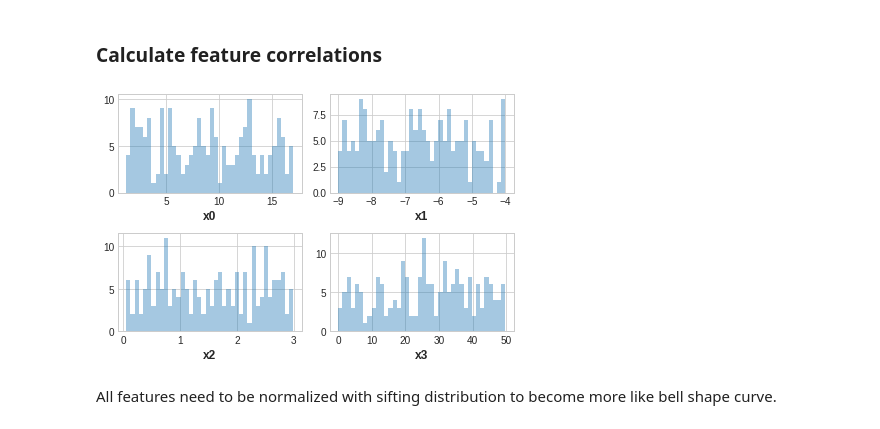
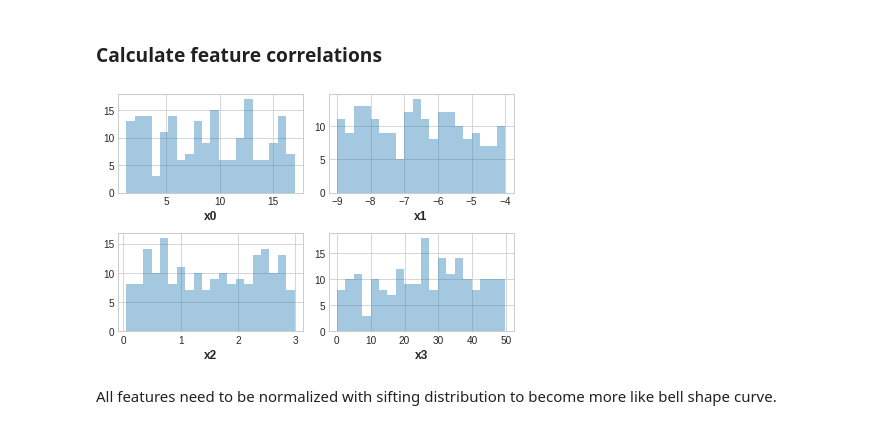
Before and after one commit to mateopolancecofficial/DeepLearningProjects, a Jupyter notebook: Regression/VineyardExploration.ipynb, the cells around one changed output. Saved outputs shown, nothing was run; the diff lists cells and outputs as text; code cells hidden in the pictures.

```diff
--- a/Regression/VineyardExploration.ipynb
+++ b/Regression/VineyardExploration.ipynb
@@ -111,24 +111,24 @@ plt.rc(
 # Mute warnings
 warnings.filterwarnings('ignore')
 # %%
-def plot_feature_distributions():
+def plot_feature_distributions(df):
   """
   Plot histograms of all featues.
   """
 
   fig, ax = plt.subplots(2, 2)
-  sns.distplot(df['x0'], hist=True, kde=False, label='All values', bins=40,
+  sns.distplot(df['x0'], hist=True, kde=False, label='All values', bins=20,
              ax=ax[0, 0])
-  sns.distplot(df['x1'], hist=True, kde=False, label='All values', bins=40,
+  sns.distplot(df['x1'], hist=True, kde=False, label='All values', bins=20,
              ax=ax[0, 1])
-  sns.distplot(df['x2'], hist=True, kde=False, label='All values', bins=40,
+  sns.distplot(df['x2'], hist=True, kde=False, label='All values', bins=20,
              ax=ax[1, 0])
-  sns.distplot(df['x3'], hist=True, kde=False, label='All values', bins=40,
+  sns.distplot(df['x3'], hist=True, kde=False, label='All values', bins=20,
              ax=ax[1, 1])
 # %%
-plot_feature_distributions()
+plot_feature_distributions(df)
 # %% [output]
-[figure, old version]
+[figure, new version]
 # %% [markdown]
 All features need to be normalized with sifting distribution to become more like bell shape curve.
 # %%
```
Also changed, not shown: parts of 26 cells of this notebook.
